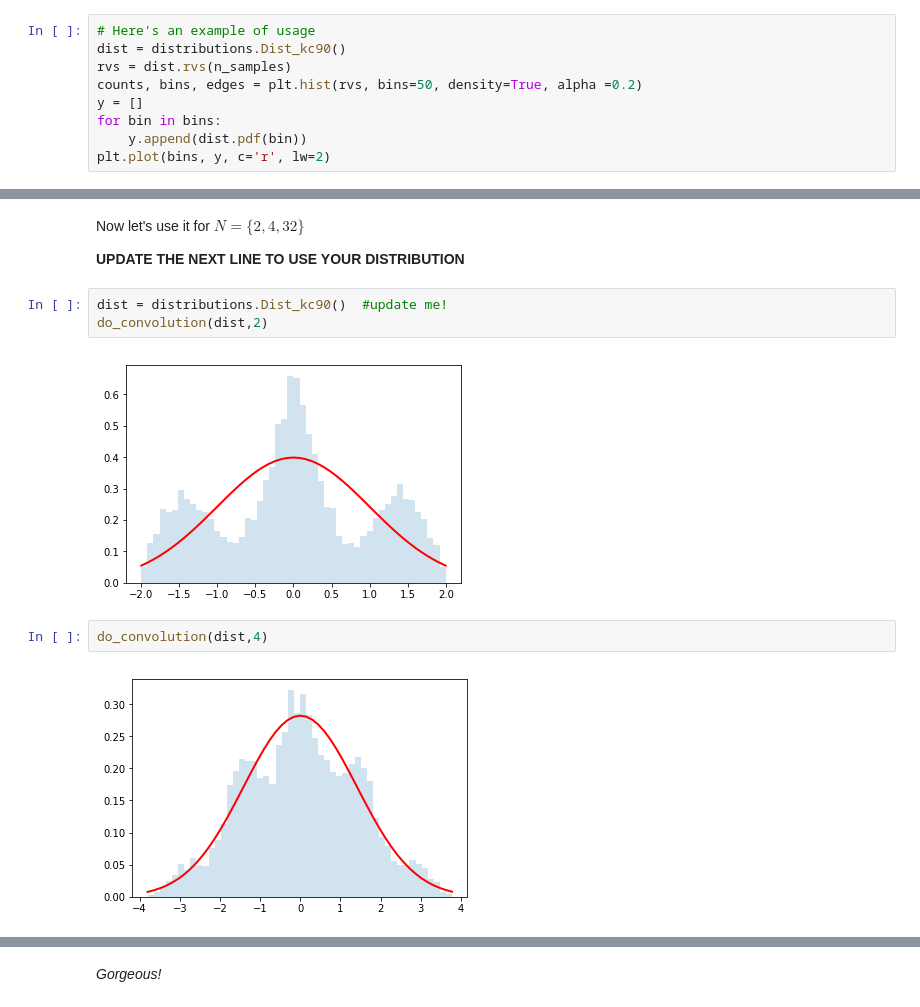
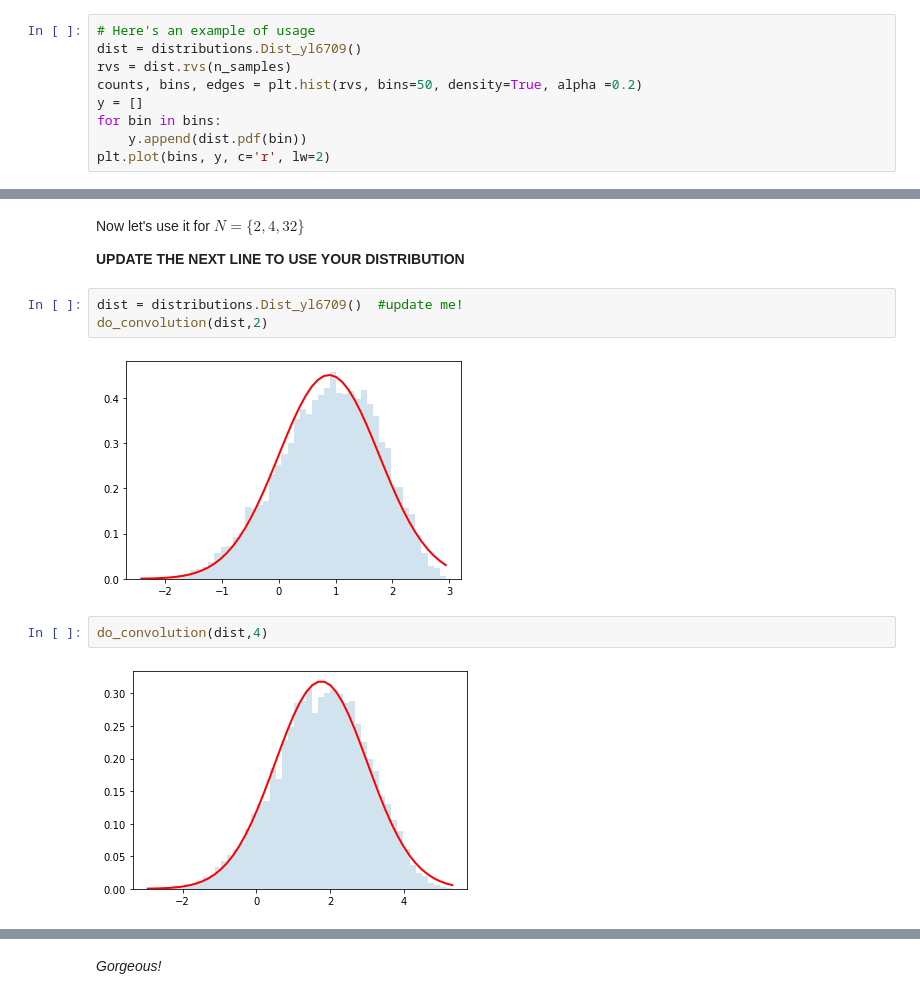
Before and after one commit to cranmer/intro-exp-phys-II, a Jupyter notebook: Central-Limit-Theorem.ipynb, the cells around one changed output, grey strips where cells are left out. Saved outputs shown, nothing was run; the diff lists cells and outputs as text.

```diff
--- a/Central-Limit-Theorem.ipynb
+++ b/Central-Limit-Theorem.ipynb
@@ -195,7 +175,7 @@ n_samples = 100000
 **Update to use your distribution**
 # %%
 # Here's an example of usage
-dist = distributions.Dist_kc90()
+dist = distributions.Dist_yl6709()
 rvs = dist.rvs(n_samples)
 counts, bins, edges = plt.hist(rvs, bins=50, density=True, alpha =0.2)
 y = []
@@ -308,14 +288,14 @@ Now let's use it for $N=\{2,4,32\}$
 
 **UPDATE THE NEXT LINE TO USE YOUR DISTRIBUTION**
 # %%
-dist = distributions.Dist_kc90()  #update me!
+dist = distributions.Dist_yl6709()  #update me!
 do_convolution(dist,2)
 # %% [output]
-[figure, old version]
+[figure, new version]
 # %%
 do_convolution(dist,4)
 # %% [output]
-[figure, old version]
+[figure, new version]
 # %%
 do_convolution(dist,32)
 # %% [output]
```
Also changed, not shown: parts of 16 cells of this notebook, 3 other files.
